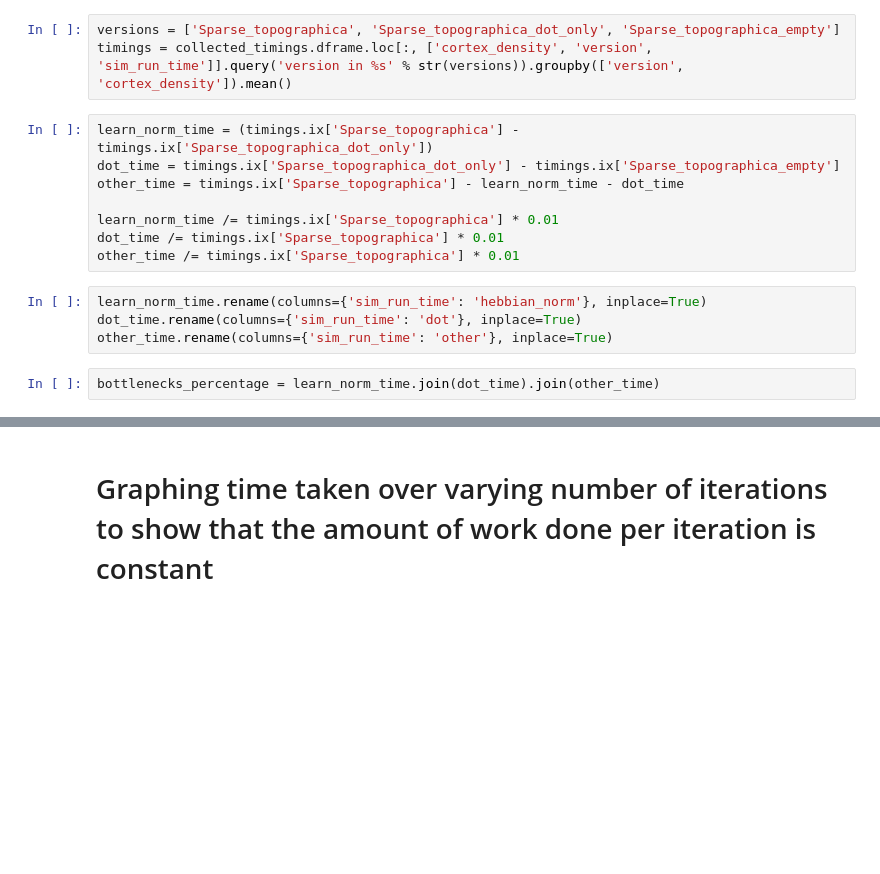
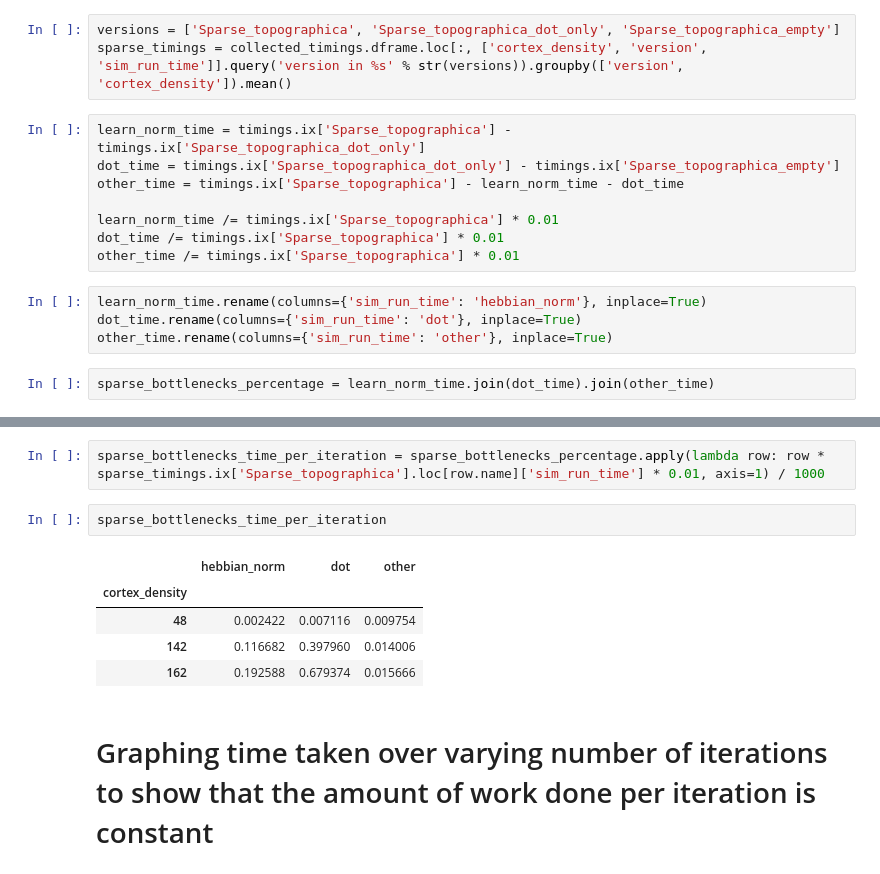
Before and after one commit to ioam/topographica, a Jupyter notebook: Benchmark_example.ipynb, the cells around one changed output, grey strips where cells are left out. Saved outputs shown, nothing was run; the diff lists cells and outputs as text; blank space fills up the shorter version.

```diff
--- a/Benchmark_example.ipynb
+++ b/Benchmark_example.ipynb
@@ -89,9 +91,9 @@ Bars([(k, constituents_traditional_vs_sparse.query('version == "%s" and cortex_d
 # Sparse topographica bottlenecks
 # %%
 versions = ['Sparse_topographica', 'Sparse_topographica_dot_only', 'Sparse_topographica_empty']
-timings = collected_timings.dframe.loc[:, ['cortex_density', 'version', 'sim_run_time']].query('version in %s' % str(versions)).groupby(['version', 'cortex_density']).mean()
+sparse_timings = collected_timings.dframe.loc[:, ['cortex_density', 'version', 'sim_run_time']].query('version in %s' % str(versions)).groupby(['version', 'cortex_density']).mean()
 # %%
-learn_norm_time = (timings.ix['Sparse_topographica'] - timings.ix['Sparse_topographica_dot_only'])
+learn_norm_time = timings.ix['Sparse_topographica'] - timings.ix['Sparse_topographica_dot_only']
 dot_time = timings.ix['Sparse_topographica_dot_only'] - timings.ix['Sparse_topographica_empty']
 other_time = timings.ix['Sparse_topographica'] - learn_norm_time - dot_time
 
@@ -103,4 +105,4 @@ learn_norm_time.rename(columns={'sim_run_time': 'hebbian_norm'}, inplace=True)
 dot_time.rename(columns={'sim_run_time': 'dot'}, inplace=True)
 other_time.rename(columns={'sim_run_time': 'other'}, inplace=True)
 # %%
-bottlenecks_percentage = learn_norm_time.join(dot_time).join(other_time)
+sparse_bottlenecks_percentage = learn_norm_time.join(dot_time).join(other_time)
@@ -115,3 +125,13 @@ bottlenecks_percentage
+# %%
+sparse_bottlenecks_time_per_iteration = sparse_bottlenecks_percentage.apply(lambda row: row * sparse_timings.ix['Sparse_topographica'].loc[row.name]['sim_run_time'] * 0.01, axis=1) / 1000
+# %%
+sparse_bottlenecks_time_per_iteration
+# %% [output]
+|  | hebbian_norm | dot | other |
+| cortex_density |  |  |  |
+| 48 | 0.002422 | 0.007116 | 0.009754 |
+| 142 | 0.116682 | 0.397960 | 0.014006 |
+| 162 | 0.192588 | 0.679374 | 0.015666 |
 # %% [markdown]
 # Graphing time taken over varying number of iterations to show that the amount of work done per iteration is constant
 # %%
```
Also changed, not shown: parts of 13 cells of this notebook.
